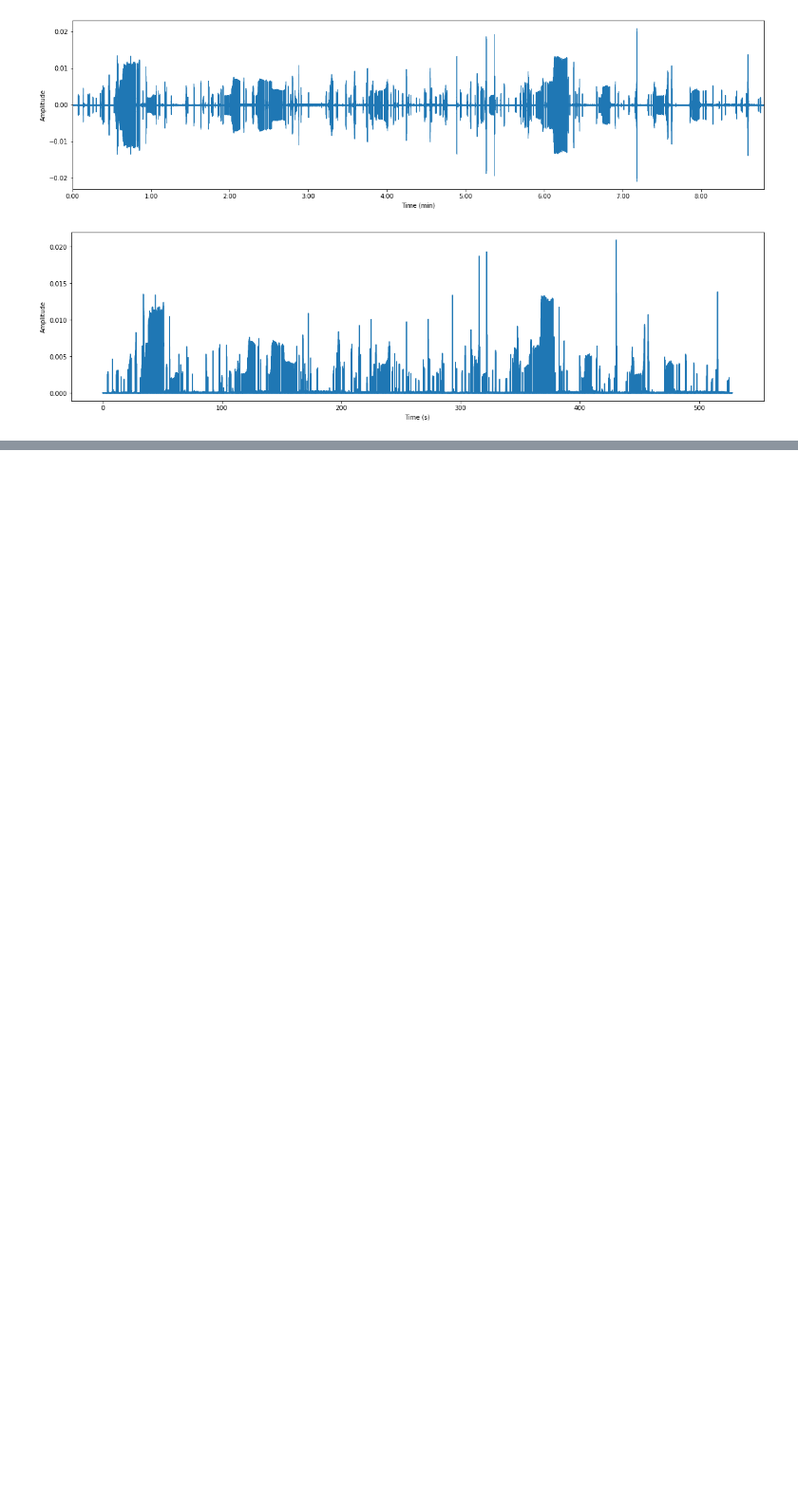
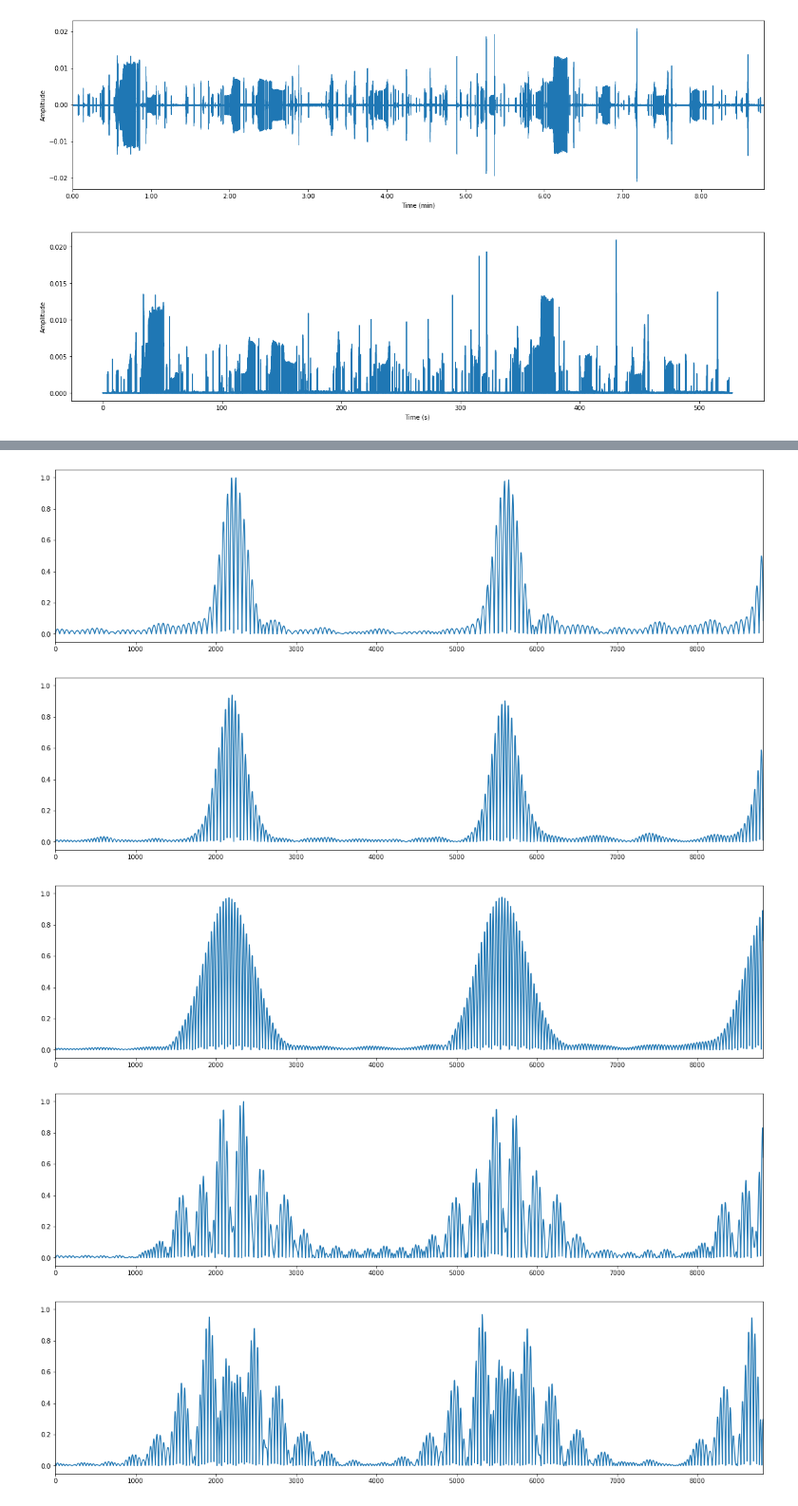
Before and after one commit to james-bole-pan/Xenopus_signal_processing, a Jupyter notebook: Wave_Envelope.ipynb, the cells around one changed output, grey strips where cells are left out. Shown at 95% size. Saved outputs shown, nothing was run; the diff lists cells and outputs as text; code cells hidden in the pictures; blank space fills up the shorter version.

Commit message:
Processing - testing out different wavelet scaling factor

```diff
--- a/Wave_Envelope.ipynb
+++ b/Wave_Envelope.ipynb
@@ -32,0 +52,27 @@ plt.show()
+# %%
+# generate envelope using continous wavelet transform
+coef_list =[]
+freq_list=[]
+for i in range(100,1000, 100):
+#i=100
+  scale = [i]
+  coef, freqs=pywt.cwt(samples,scale,'morl')
+  coef_list.append(coef)
+  freq_list.append(freqs)
+# %%
+lbd = int(40*44100)
+ubd = int(41*44100)
+#first_coef = coef_list[0]
+
+for i in np.arange(0, len(coef_list)):
+  plt.figure(figsize=(20,5))
+  plt.plot(np.abs(coef_list[i][0][lbd:ubd])/max(np.abs(coef_list[i][0][lbd:ubd])))
+  plt.xlim(0,44100*0.2)
+  #plt.plot(samples_abs[lbd:ubd]/max(samples_abs[lbd:ubd]))
+  plt.show()
+# %% [output]
+[figure, added]
+[figure, added]
+[figure, added]
+[figure, added]
+[figure, added]
```
Also changed, not shown: parts of 7 cells of this notebook.
